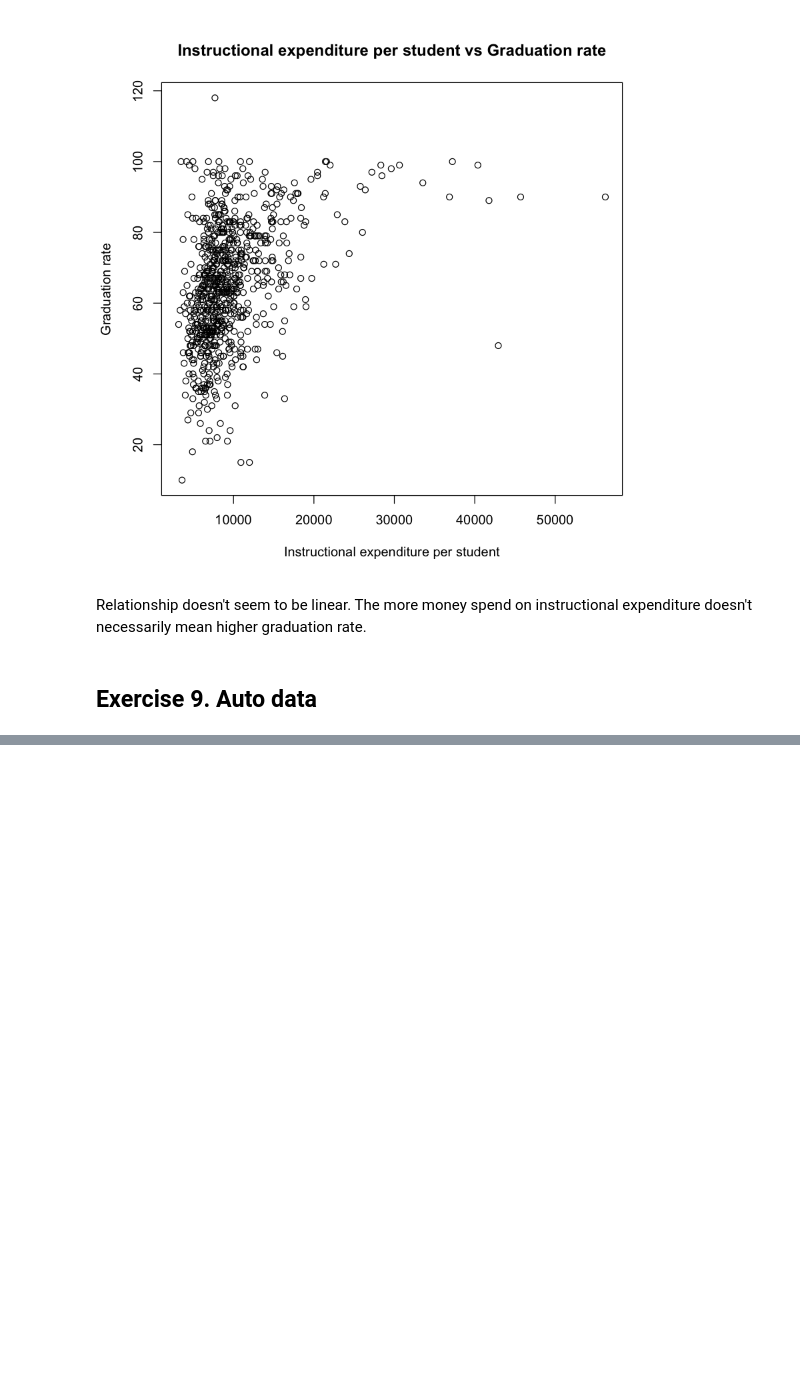
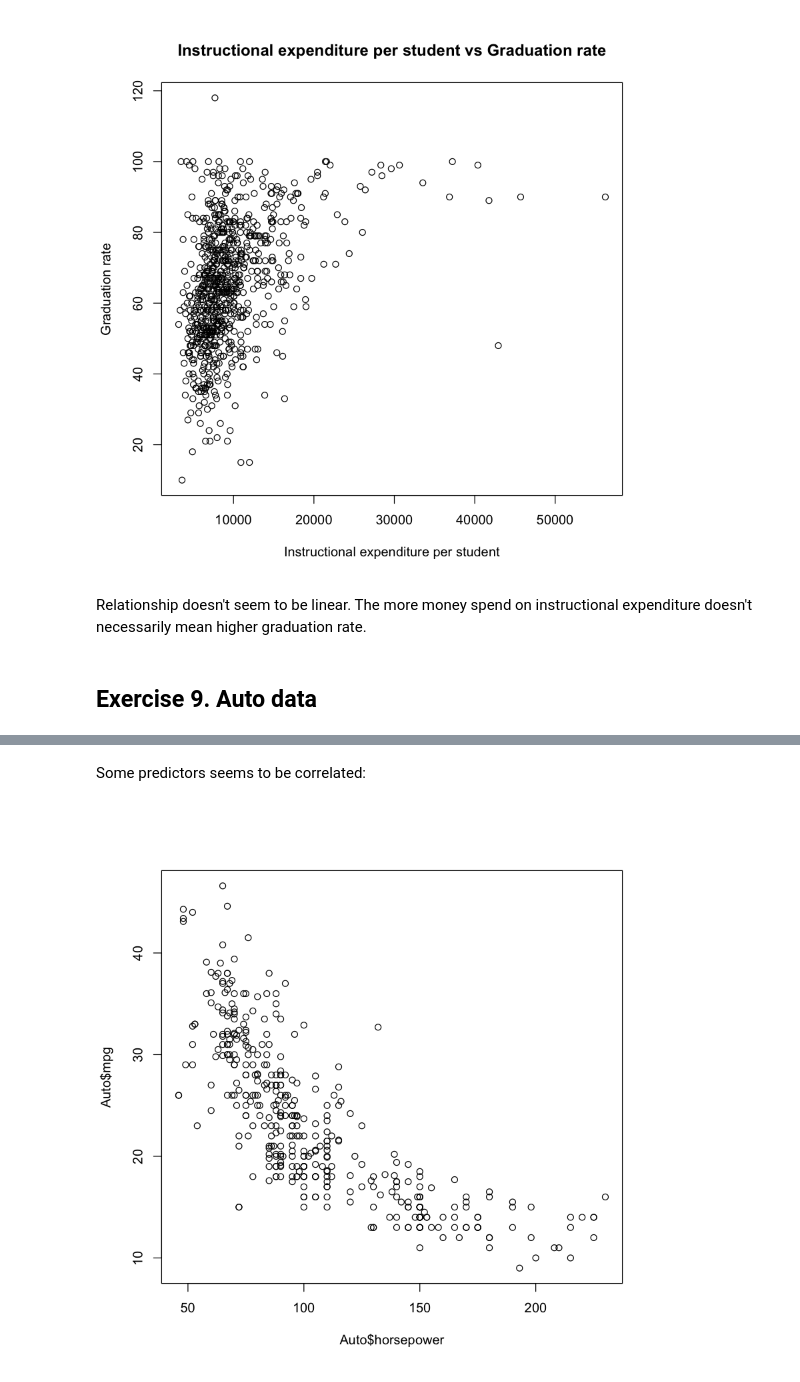
Before and after one commit to miwojc/ISL-ch2, a Jupyter notebook: ch2-ex-app.ipynb, the cells around one changed output, grey strips where cells are left out. Cells and saved outputs as stored; diff of their text form; code cells hidden in the pictures; blank space fills up the shorter version.

```diff
--- a/ch2-ex-app.ipynb
+++ b/ch2-ex-app.ipynb
@@ -207,0 +381,6 @@ Auto = read.table("~/Documents/GitHub/ISL-ch2/Auto.data")
+# %% [markdown]
+Some predictors seems to be correlated:
+# %%
+plot(Auto$horsepower, Auto$mpg)
+# %% [output]
+[figure, added]
```
Also changed, not shown: parts of 49 cells of this notebook.
